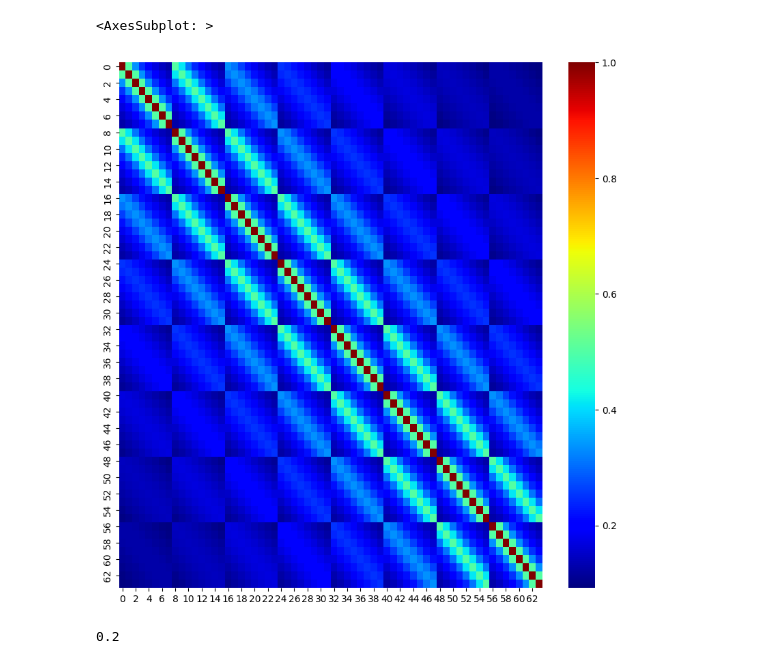
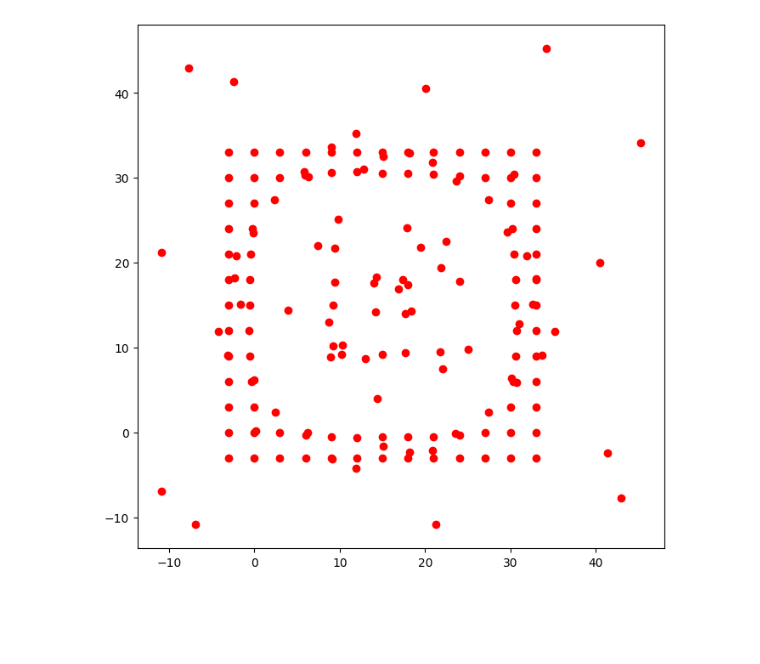
Before and after one commit to joasiee/elastix, a Jupyter notebook: experiments/notebooks/tests.ipynb, the cells around one changed output. Cells and saved outputs as stored; diff of their text form; code cells hidden in the pictures; blank space fills up the shorter version.

```diff
--- a/experiments/notebooks/tests.ipynb
+++ b/experiments/notebooks/tests.ipynb
@@ -11,16 +11,16 @@ for i, p in enumerate(np.ndindex(grid_size)):
 # %%
 import numpy as np
 import seaborn as sns
 import matplotlib.pyplot as plt
 
-x = np.loadtxt("similarities.txt")
+x = np.loadtxt("points.txt")
+spacing = [3, 3, 3]
+size = [13, 13, 13]
+slice = 6
 
-plt.figure(figsize=(10,10))
-sns.heatmap(x[:64, :64], cmap="jet")
+plt.figure(figsize=(8,8))
+for p in x:
+    if p[2] == slice:
+        plt.scatter(p[3], p[4], c="r")
 # %% [output]
-<AxesSubplot: >
-[figure, old version]
+[figure, new version]
-# %%
-x[0, 32]
-# %% [output]
-0.2
```
Also changed, not shown: parts of 6 cells of this notebook, 4 other files.
